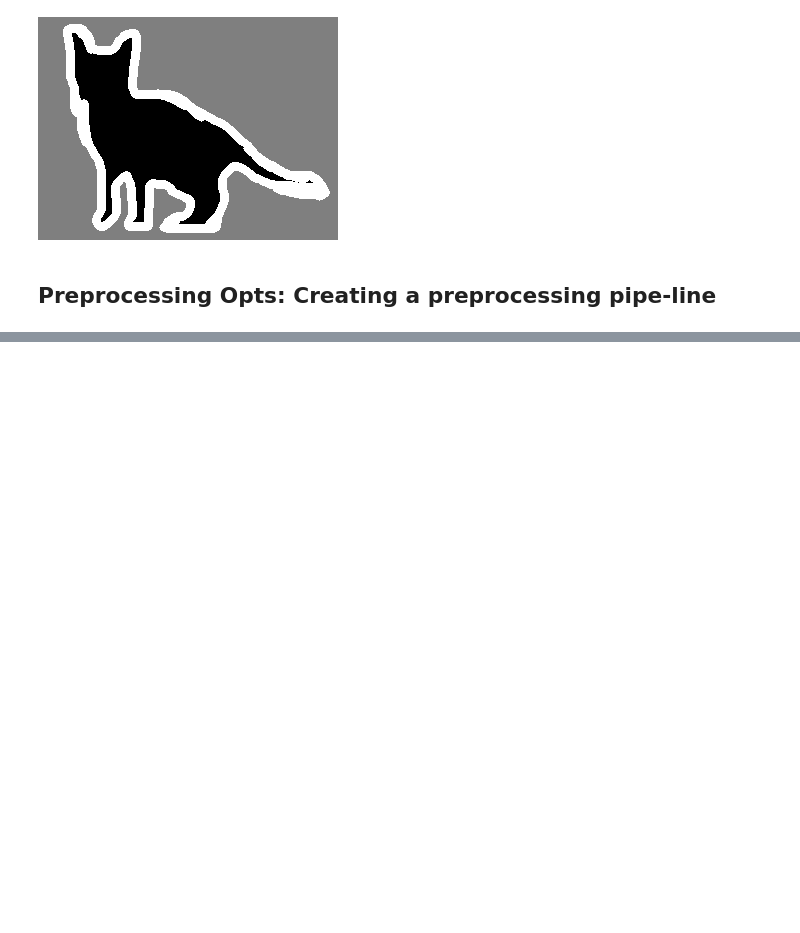
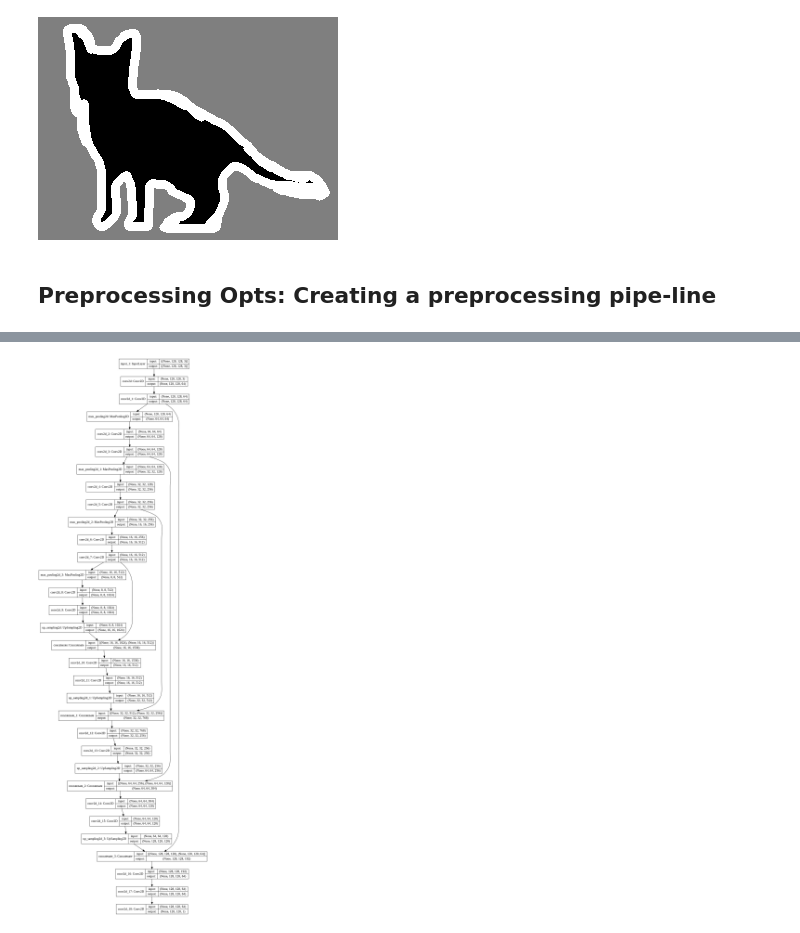
Before and after one commit to DeepankarAcharyya/Image_Segmentation, a Jupyter notebook: Image_segmentation_UNet.ipynb, the cells around one changed output, grey strips where cells are left out. Drawn from its saved outputs; the diff is of its cells as text; code cells hidden in the pictures; blank space fills up the shorter version.

Commit message:
defined the model unet arch

```diff
--- a/Image_segmentation_UNet.ipynb
+++ b/Image_segmentation_UNet.ipynb
@@ -124,0 +145,26 @@ class image_preprocessing(k.utils.Sequence):
+# %%
+def create_unet_model(image_size):
+  f = [64, 128, 256, 512, 1024]
+
+  inputs = k.layers.Input((image_size, image_size, 3))
+
+  p0 = inputs
+  c1, p1 = down_block(p0, f[0])
+  c2, p2 = down_block(p1, f[1])
+  c3, p3 = down_block(p2, f[2])
+  c4, p4 = down_block(p3, f[3])
+
+  bn = bottleneck(p4, f[4])
+
+  u1 = up_block(bn, c4, f[3])
+  u2 = up_block(u1, c3, f[2])
+  u3 = up_block(u2, c2, f[1])
+  u4 = up_block(u3, c1, f[0])
+
+  outputs = k.layers.Conv2D(1, (1,1) ,padding="same", activation="sigmoid")(u4)
+  final_model = k.models.Model(inputs, outputs)
+  return final_model
+# %%
+model = create_unet_model(128)
+model.compile(optimizer="adam", loss="binary_crossentropy", metrics=["acc"])
+model.summary()
@@ -124,0 +189,4 @@ class image_preprocessing(k.utils.Sequence):
+# %%
+k.utils.plot_model(model, show_shapes=True)
+# %% [output]
+[figure, added]
```
Also changed, not shown: parts of 3 cells of this notebook.
